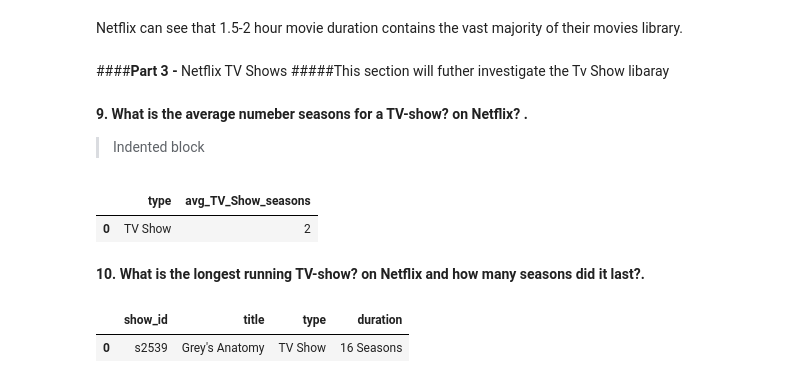
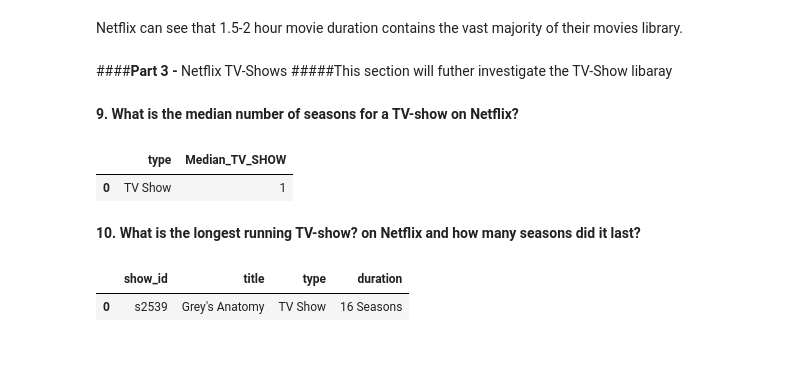
Before and after one commit to aditya248/Netflix-Exploratory-Data-Analysis, a Jupyter notebook: BA775_TeamProject_B2T8.ipynb, the cells around one changed output. Cells and saved outputs as stored; diff of their text form; code cells hidden in the pictures; blank space fills up the shorter version.

```diff
--- a/BA775_TeamProject_B2T8.ipynb
+++ b/BA775_TeamProject_B2T8.ipynb
@@ -185,24 +176,28 @@ ORDER BY CAST(SPLIT(duration_range,' ')[OFFSET(0)] as INT64)
 # %% [markdown]
 Netflix can see that 1.5-2 hour movie duration contains  the vast majority of their movies library.
 # %% [markdown]
-####**Part 3 -** Netflix TV Shows
-#####This section will futher investigate the Tv Show libaray
+####**Part 3 -** Netflix TV-Shows
+#####This section will futher investigate the TV-Show libaray
 # %% [markdown]
-**9. What is the  average numeber seasons  for a TV-show? on Netflix? .**
-
-> Indented block
+**9. What is the  median number of seasons  for a TV-show on Netflix?**
 # %%
 %%bigquery --project=ba775-team8-b2
-SELECT type, CAST(ROUND(AVG(Updated_duration)) AS INT64) AS avg_TV_Show_seasons FROM
-(SELECT type, CAST(REPLACE(REPLACE(duration,'s',''),'Seaon','') AS INT64) AS Updated_duration
+WITH updated_season as (SELECT type, CAST(REPLACE(REPLACE(duration,'s',''),'Seaon','') AS INT64) AS updated_duration
 FROM `ba775-team8-b2.Netflix.netflix_titles`
 WHERE type='TV Show')
-GROUP BY type
+
+SELECT
+  DISTINCT type,
+  PERCENTILE_DISC(
+      updated_duration,
+      0.5) OVER (PARTITION BY type) AS Median_TV_SHOW
+FROM updated_season
+WHERE type='TV Show'
 # %% [output]
-|  | type | avg_TV_Show_seasons |
-| 0 | TV Show | 2 |
+|  | type | Median_TV_SHOW |
+| 0 | TV Show | 1 |
 # %% [markdown]
-**10. What is the longest running TV-show? on Netflix and how many seasons did it last?.**
+**10. What is the longest running TV-show? on Netflix and how many seasons did it last?**
 # %%
 %%bigquery --project=ba775-team8-b2
 SELECT show_id, title, type,duration FROM `ba775-team8-b2.Netflix.netflix_titles`
```
Also changed, not shown: parts of 12 cells of this notebook.
